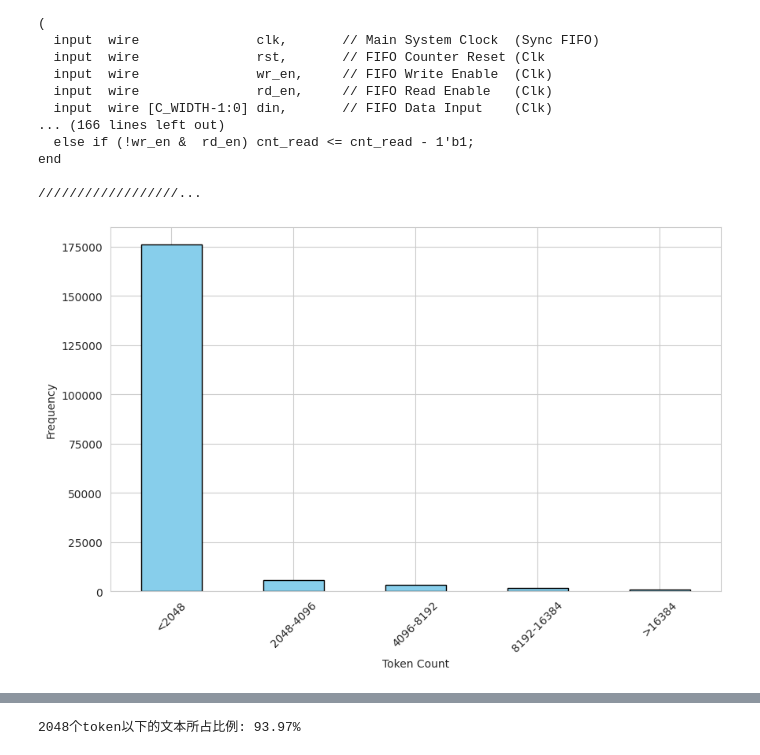
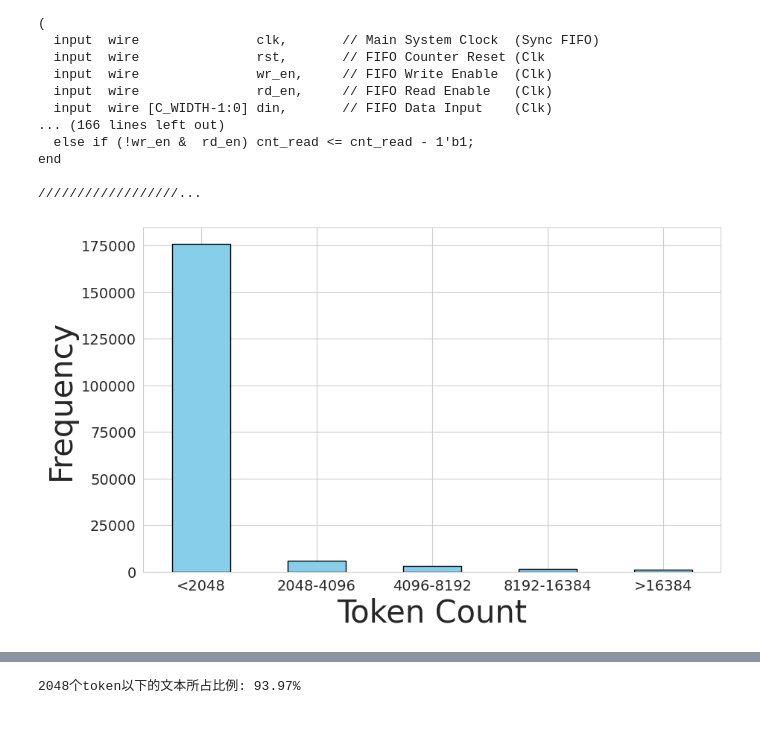
Before and after one commit to hello-eternity/RTLDATA, a Jupyter notebook: dataprocess.ipynb, the cells around one changed output, grey strips where cells are left out. Saved outputs shown, nothing was run; the diff lists cells and outputs as text; code cells hidden in the pictures; blank space fills up the shorter version.

```diff
--- a/dataprocess.ipynb
+++ b/dataprocess.ipynb
@@ -3,7 +3,7 @@ import pandas as pd
 import matplotlib.pyplot as plt
 
 # 读取CSV文件
-df = pd.read_csv('/root/dataset/Verilog_bigquery_GitHub.csv')
+df = pd.read_csv('/root/Verilog_bigquery_GitHub.csv')
 
 # 提取'text'列
 texts = df['text']
@@ -82,16 +105,20 @@ for text in texts:
 End Make.
 # %%
 counter = {i: 0 for i in range(1, 101)}
-
+num=0
 # 遍历每行文本，计算字符串对的数量
 for text in texts:
     num_pairs = min(text.count("module"), text.count("endmodule"))
     if 1 <= num_pairs <= 100:
+
         counter[num_pairs] += 1
+        if num_pairs> 1:
+            num = num + num_pairs
 
 # 打印结果
 for pairs, count in counter.items():
     print(f"包含 {pairs} 对 'module' 和 'endmodule' 的行数: {count}")
+print(f"总数量{num}")
 # %% [output]
 包含 1 对 'module' 和 'endmodule' 的行数: 88094
 包含 2 对 'module' 和 'endmodule' 的行数: 9515
@@ -119,7 +146,7 @@ import seaborn as sns
 sns.set_style("whitegrid")
 
 # 读取CSV文件
-df = pd.read_csv('/root/dataset/Verilog_bigquery_GitHub.csv')
+df = pd.read_csv('/root/Verilog_bigquery_GitHub.csv')
 
 # 提取'text'列
 texts = df['text']
@@ -143,13 +170,14 @@ plt.bar(labels, pair_counts, color='skyblue', edgecolor='black')
 
 # 添加标题和轴标签
 # plt.title('Distribution of "module-endmodule" Pairs per Line', fontsize=16)
-plt.xlabel('Number of module-endmodule Pairs', fontsize=14)
-plt.ylabel('Frequency', fontsize=14)
+plt.xlabel('Number of module-endmodule Pairs', fontsize=18)
+plt.ylabel('Frequency', fontsize=18)
 
 # 设置字体大小
-plt.xticks(labels, fontsize=12)
-plt.yticks(fontsize=12)
+plt.xticks(labels, fontsize=14)
+plt.yticks(fontsize=14)
 
 # 显示图形
+plt.savefig("./module.png")
 plt.show()
 # %% [output]
@@ -257,35 +285,38 @@ def estimate_subword_tokens(text):
         # 假设每个单词至少为一个token
         token_count += 1
 
         # 可以添加更多的分割逻辑，例如对连字符、撇号等进行分割
         if '-' in word:
             token_count += word.count('-')
 
     return token_count
 
 # 读取CSV文件
-df = pd.read_csv('extracted_modules.csv')
+df = pd.read_csv('/root/Verilog_data/extracted_modules.csv')
 
 # 计算每行的token数量
 df['token_count'] = df['module_content'].apply(estimate_subword_tokens)
 
 # 定义bins和标签
 bins = [0, 2048, 4096, 8192, 16384, float('inf')]
 labels = ['<2048', '2048-4096', '4096-8192', '8192-16384', '>16384']
 
 # 将token计数划分到定义的bins
 df['token_category'] = pd.cut(df['token_count'], bins=bins, labels=labels, include_lowest=True)
 
 # 统计每个区间的频率
 token_distribution = df['token_category'].value_counts().reindex(labels)
 
 # 绘制直方图
 plt.figure(figsize=(10, 6))
+
 token_distribution.plot(kind='bar', color='skyblue', edgecolor='black')
 # plt.title('Subword-level Token Count Distribution')
-plt.xlabel('Token Count')
-plt.ylabel('Frequency')
-plt.xticks(rotation=45)
+plt.xlabel('Token Count', fontsize=30)
+plt.ylabel('Frequency', fontsize=30)
+plt.xticks(rotation=0,fontsize=14)
+plt.yticks(fontsize=14)
+plt.savefig("./token.png")
 plt.show()
 # %% [output]
-[figure, old version]
+[figure, new version]
```
Also changed, not shown: parts of 6 cells of this notebook, 7 other files.
